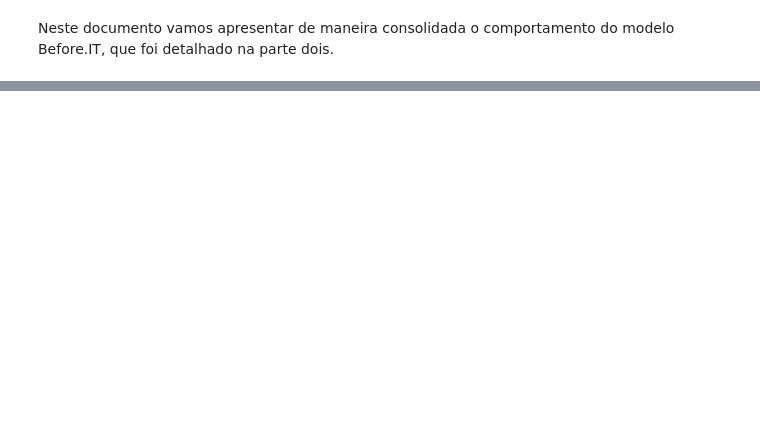
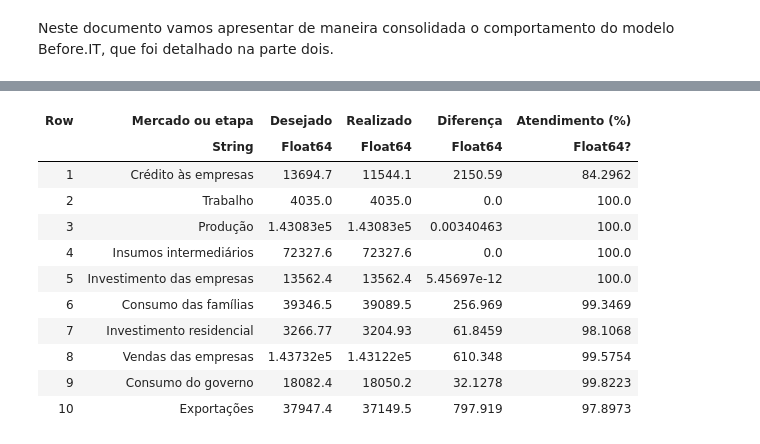
Before and after one commit to danielbandrade/BeforeIT-dba, a Jupyter notebook: dba-studies/gambling-market/exploracao-beforeIT-pt3.ipynb, the cells around one changed output, grey strips where cells are left out. Drawn from its saved outputs; the diff is of its cells as text; code cells hidden in the pictures; blank space fills up the shorter version.

```diff
--- a/dba-studies/gambling-market/exploracao-beforeIT-pt3.ipynb
+++ b/dba-studies/gambling-market/exploracao-beforeIT-pt3.ipynb
@@ -347,0 +918,78 @@ $$
+# %%
+# Compare plans with outcomes from the last completed simulation period
+firms = model.firms
+
+household_consumption_desired =
+    sum(model.w_act.C_d_h) + sum(model.w_inact.C_d_h) +
+    sum(firms.C_d_h) + model.bank.C_d_h
+household_consumption_realized =
+    sum(model.w_act.C_h) + sum(model.w_inact.C_h) +
+    sum(firms.C_h) + model.bank.C_h
+
+household_investment_desired =
+    sum(model.w_act.I_d_h) + sum(model.w_inact.I_d_h) +
+    sum(firms.I_d_h) + model.bank.I_d_h
+household_investment_realized =
+    sum(model.w_act.I_h) + sum(model.w_inact.I_h) +
+    sum(firms.I_h) + model.bank.I_h
+
+market_names = [
+    "Crédito às empresas",
+    "Trabalho",
+    "Produção",
+    "Insumos intermediários",
+    "Investimento das empresas",
+    "Consumo das famílias",
+    "Investimento residencial",
+    "Vendas das empresas",
+    "Consumo do governo",
+    "Exportações",
+]
+
+desired_values = [
+    sum(firms.DL_d_i),
+    sum(firms.N_d_i),
+    sum(firms.Q_s_i),
+    sum(firms.DM_d_i),
+    sum(firms.I_d_i),
+    household_consumption_desired,
+    household_investment_desired,
+    sum(firms.Q_d_i),
+    sum(model.gov.C_d_j),
+    sum(model.rotw.C_d_l),
+]
+
+realized_values = [
+    sum(firms.DL_i),
+    sum(firms.N_i),
+    sum(firms.Y_i),
+    sum(firms.DM_i),
+    sum(firms.I_i),
+    household_consumption_realized,
+    household_investment_realized,
+    sum(firms.Q_i),
+    model.gov.C_j,
+    model.rotw.C_l,
+]
+
+@assert length(market_names) == length(desired_values) == length(realized_values)
+@assert all(isfinite, desired_values)
+@assert all(isfinite, realized_values)
+
+# Fulfillment is undefined when aggregate desired demand is zero
+fulfillment_rates = Union{Missing, Float64}[
+    iszero(desired) ? missing : 100 * realized / desired
+    for (desired, realized) in zip(desired_values, realized_values)
+]
+
+market_table = DataFrame(
+    "Mercado ou etapa" => market_names,
+    "Desejado" => desired_values,
+    "Realizado" => realized_values,
+    "Diferença" => desired_values .- realized_values,
+    "Atendimento (%)" => fulfillment_rates,
+)
+
+@printf("Resultados armazenados ao final do período %d\n", model.agg.t - 1)
+display(market_table)
+# %% [output]
@@ -347,0 +998,12 @@ $$
+| Row | Mercado ou etapa | Desejado | Realizado | Diferença | Atendimento (%) |
+|  | String | Float64 | Float64 | Float64 | Float64? |
+| 1 | Crédito às empresas | 13694.7 | 11544.1 | 2150.59 | 84.2962 |
+| 2 | Trabalho | 4035.0 | 4035.0 | 0.0 | 100.0 |
+| 3 | Produção | 1.43083e5 | 1.43083e5 | 0.00340463 | 100.0 |
+| 4 | Insumos intermediários | 72327.6 | 72327.6 | 0.0 | 100.0 |
+| 5 | Investimento das empresas | 13562.4 | 13562.4 | 5.45697e-12 | 100.0 |
+| 6 | Consumo das famílias | 39346.5 | 39089.5 | 256.969 | 99.3469 |
+| 7 | Investimento residencial | 3266.77 | 3204.93 | 61.8459 | 98.1068 |
+| 8 | Vendas das empresas | 1.43732e5 | 1.43122e5 | 610.348 | 99.5754 |
+| 9 | Consumo do governo | 18082.4 | 18050.2 | 32.1278 | 99.8223 |
+| 10 | Exportações | 37947.4 | 37149.5 | 797.919 | 97.8973 |
```
Also changed, not shown: parts of 36 cells of this notebook, 23 other files.
